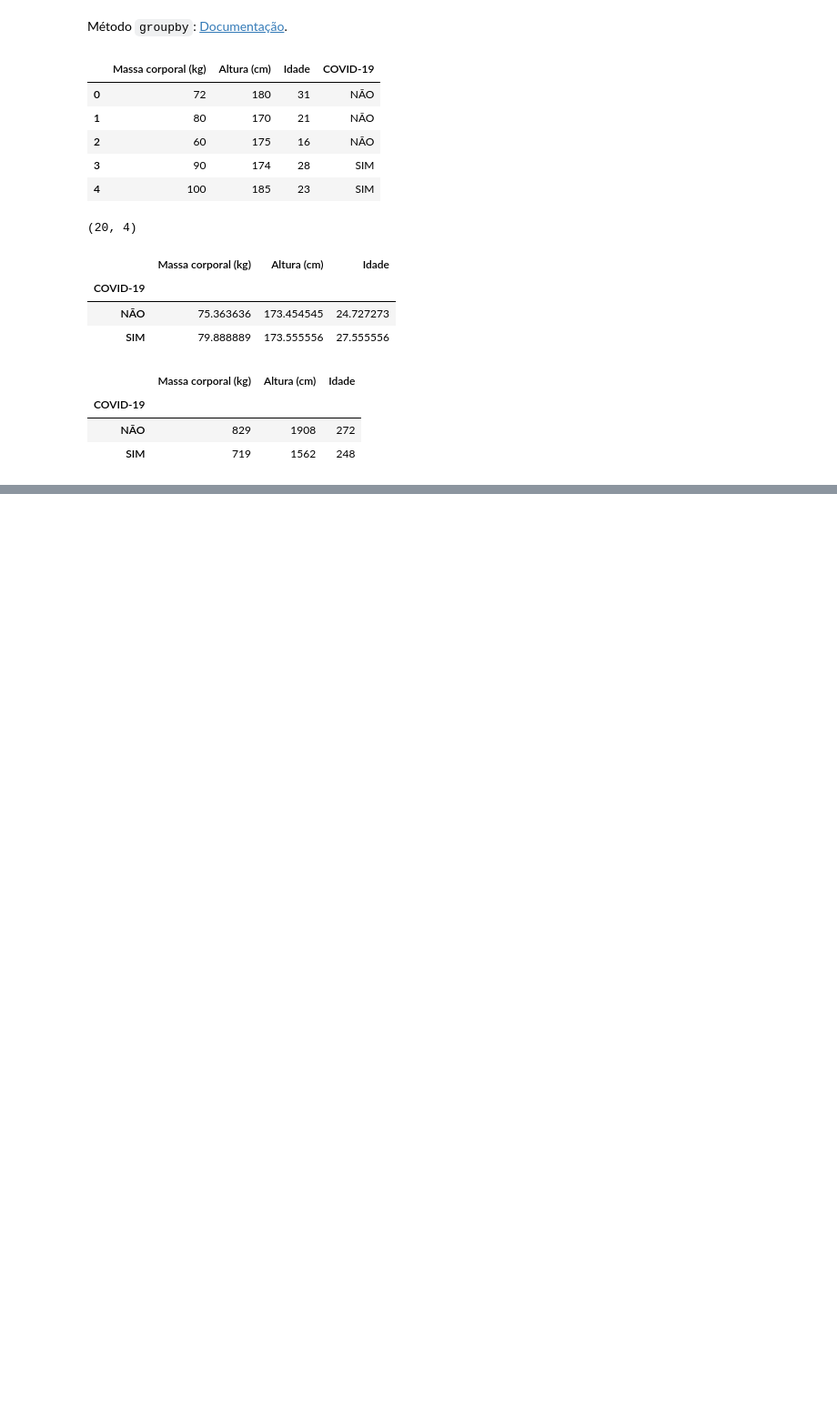
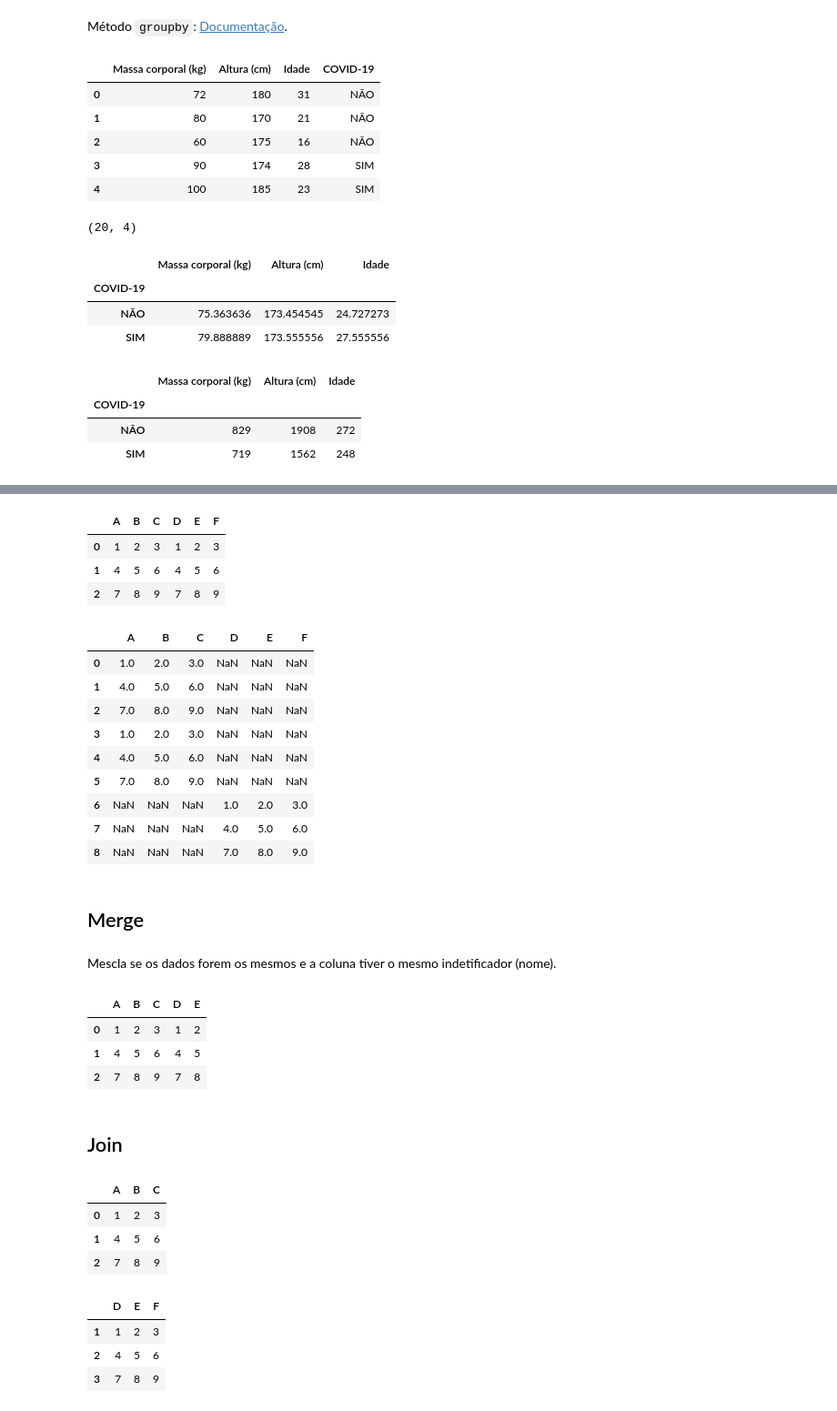
Before and after one commit to andre-jnr/DataScience, a Jupyter notebook: pandas.ipynb, the cells around one changed output, grey strips where cells are left out. Shown at 91% size. Saved outputs shown, nothing was run; the diff lists cells and outputs as text; code cells hidden in the pictures; blank space fills up the shorter version.

Commit message:
Junção de DataFrame

```diff
--- a/pandas.ipynb
+++ b/pandas.ipynb
@@ -1042,0 +1048,2 @@ df_covid.sum()
+# %%
+dados = np.arange(1, 10).reshape(3, 3)
@@ -1042,0 +1056,4 @@ df_covid.sum()
+# %%
+df1 = pd.DataFrame(dados, columns='A B C'.split())
+df2 = pd.DataFrame(dados, columns='A B C'.split())
+df3 = pd.DataFrame(dados, columns='D E F'.split())
@@ -1055,0 +1093,24 @@ df.head()
+# %%
+pd.concat([df1, df3], axis=1)
+# %% [output]
+|  | A | B | C | D | E | F |
+| 0 | 1 | 2 | 3 | 1 | 2 | 3 |
+| 1 | 4 | 5 | 6 | 4 | 5 | 6 |
+| 2 | 7 | 8 | 9 | 7 | 8 | 9 |
+# %%
+pd.concat([df1, df2, df3], ignore_index=True)
+# %% [output]
+|  | A | B | C | D | E | F |
+| 0 | 1.0 | 2.0 | 3.0 | NaN | NaN | NaN |
+| 1 | 4.0 | 5.0 | 6.0 | NaN | NaN | NaN |
+| 2 | 7.0 | 8.0 | 9.0 | NaN | NaN | NaN |
+| 3 | 1.0 | 2.0 | 3.0 | NaN | NaN | NaN |
+| 4 | 4.0 | 5.0 | 6.0 | NaN | NaN | NaN |
+| 5 | 7.0 | 8.0 | 9.0 | NaN | NaN | NaN |
+| 6 | NaN | NaN | NaN | 1.0 | 2.0 | 3.0 |
+| 7 | NaN | NaN | NaN | 4.0 | 5.0 | 6.0 |
+| 8 | NaN | NaN | NaN | 7.0 | 8.0 | 9.0 |
+# %% [markdown]
+## Merge
+# %% [markdown]
+Mescla se os dados forem os mesmos e a coluna tiver o mesmo indetificador (nome).
@@ -1055,0 +1119,10 @@ df.head()
+# %%
+# O parametro on pode ser uma lista
+pd.merge(df1, df3, on='C')
+# %% [output]
+|  | A | B | C | D | E |
+| 0 | 1 | 2 | 3 | 1 | 2 |
+| 1 | 4 | 5 | 6 | 4 | 5 |
+| 2 | 7 | 8 | 9 | 7 | 8 |
+# %% [markdown]
+## Join
@@ -1055,0 +1132,14 @@ df.head()
+# %%
+df1
+# %% [output]
+|  | A | B | C |
+| 0 | 1 | 2 | 3 |
+| 1 | 4 | 5 | 6 |
+| 2 | 7 | 8 | 9 |
+# %%
+df2
+# %% [output]
+|  | D | E | F |
+| 1 | 1 | 2 | 3 |
+| 2 | 4 | 5 | 6 |
+| 3 | 7 | 8 | 9 |
```
Also changed, not shown: parts of 13 cells of this notebook.
